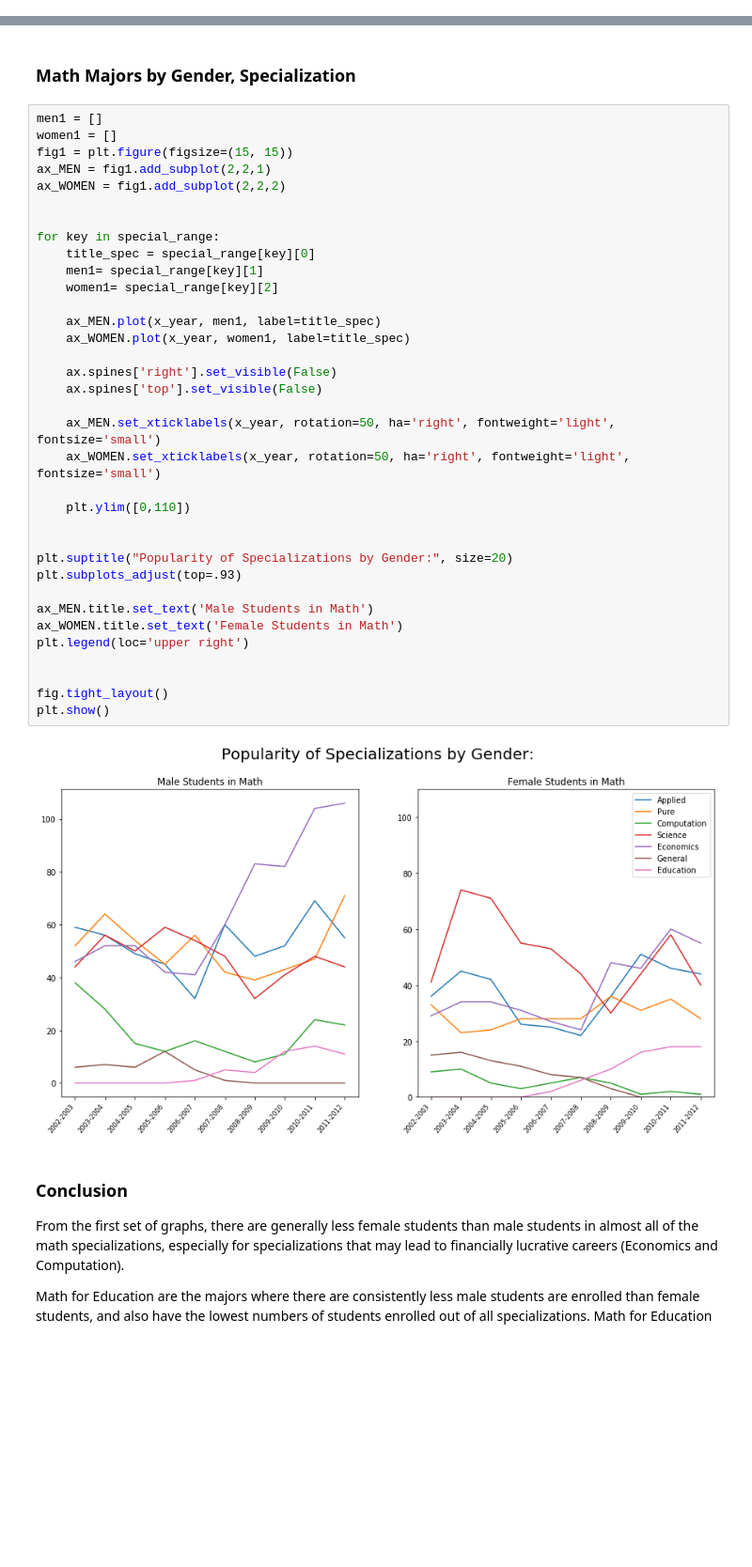
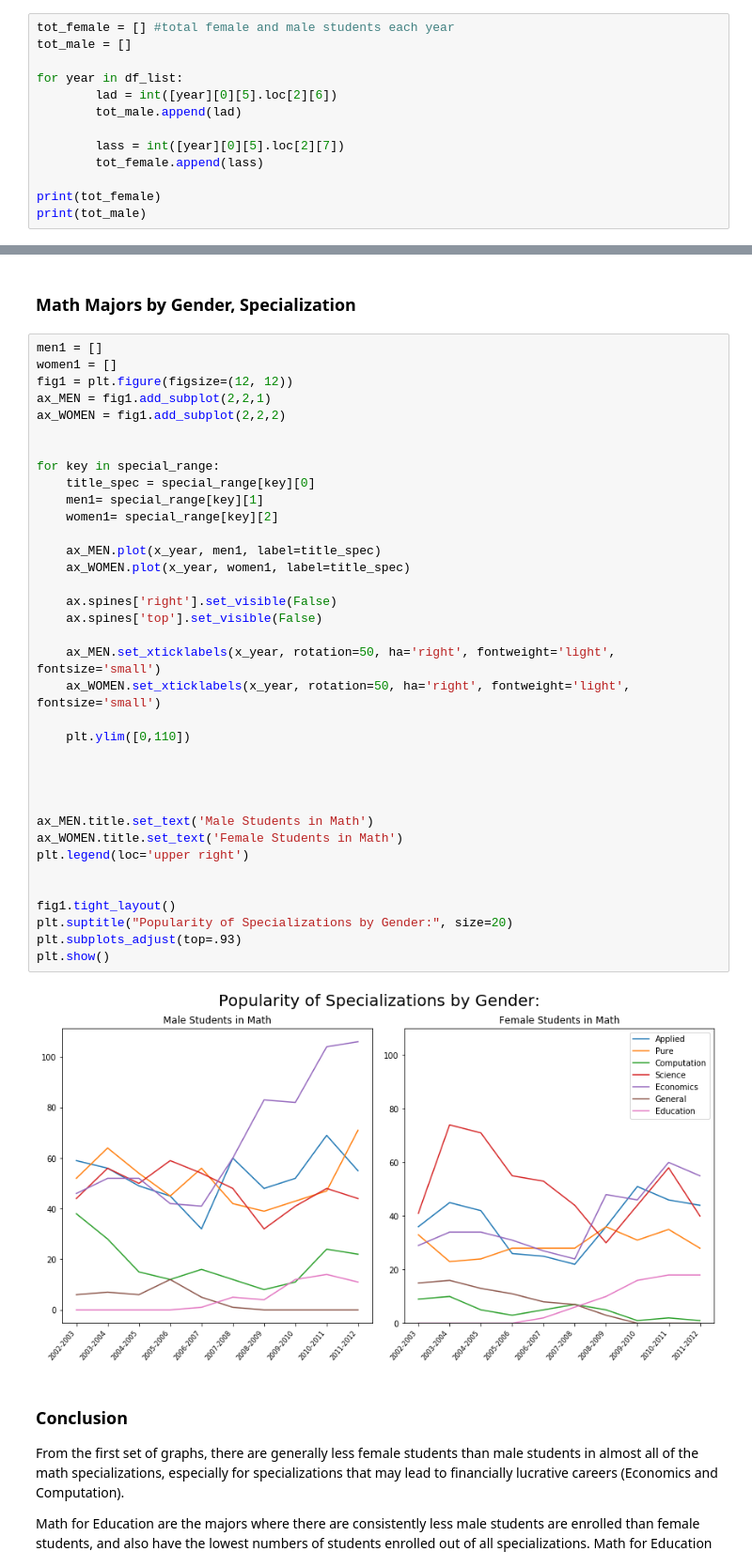
Before and after one commit to vivnlamb/DataAnalysis_UCLA_Math-Gender, a Jupyter notebook: UCLA_Math_Gender.ipynb, the cells around one changed output, grey strips where cells are left out. Shown at 94% size. Drawn from its saved outputs; the diff is of its cells as text; blank space fills up the shorter version.

```diff
--- a/UCLA_Math_Gender.ipynb
+++ b/UCLA_Math_Gender.ipynb
@@ -53,3 +53,16 @@ Row 8
 Math for Teaching begins in Fall 2006
 Row 14 from Fall 2006 to Spring 2008
 Row 8 from Fall 2009 onwards
+# %%
+tot_female = [] #total female and male students each year
+tot_male = []
+
+for year in df_list:
+        lad = int([year][0][5].loc[2][6])
+        tot_male.append(lad)
+
+        lass = int([year][0][5].loc[2][7])
+        tot_female.append(lass)
+
+print(tot_female)
+print(tot_male)
@@ -196,40 +230,41 @@ plt.show()
 # %%
 men1 = []
 women1 = []
-fig1 = plt.figure(figsize=(15, 15))
+fig1 = plt.figure(figsize=(12, 12))
 ax_MEN = fig1.add_subplot(2,2,1)
 ax_WOMEN = fig1.add_subplot(2,2,2)
 
 
 for key in special_range:
     title_spec = special_range[key][0]
     men1= special_range[key][1]
     women1= special_range[key][2]
 
     ax_MEN.plot(x_year, men1, label=title_spec)
     ax_WOMEN.plot(x_year, women1, label=title_spec)
 
     ax.spines['right'].set_visible(False)
     ax.spines['top'].set_visible(False)
 
     ax_MEN.set_xticklabels(x_year, rotation=50, ha='right', fontweight='light', fontsize='small')
     ax_WOMEN.set_xticklabels(x_year, rotation=50, ha='right', fontweight='light', fontsize='small')
 
     plt.ylim([0,110])
 
 
-plt.suptitle("Popularity of Specializations by Gender:", size=20)
-plt.subplots_adjust(top=.93)
+
 
 ax_MEN.title.set_text('Male Students in Math')
 ax_WOMEN.title.set_text('Female Students in Math')
 plt.legend(loc='upper right')
 
 
-fig.tight_layout()
+fig1.tight_layout()
+plt.suptitle("Popularity of Specializations by Gender:", size=20)
+plt.subplots_adjust(top=.93)
 plt.show()
 # %% [output]
-[figure, old version]
+[figure, new version]
 # %% [markdown]
 ### Conclusion
 
```
Also changed, not shown: parts of 4 cells of this notebook.
